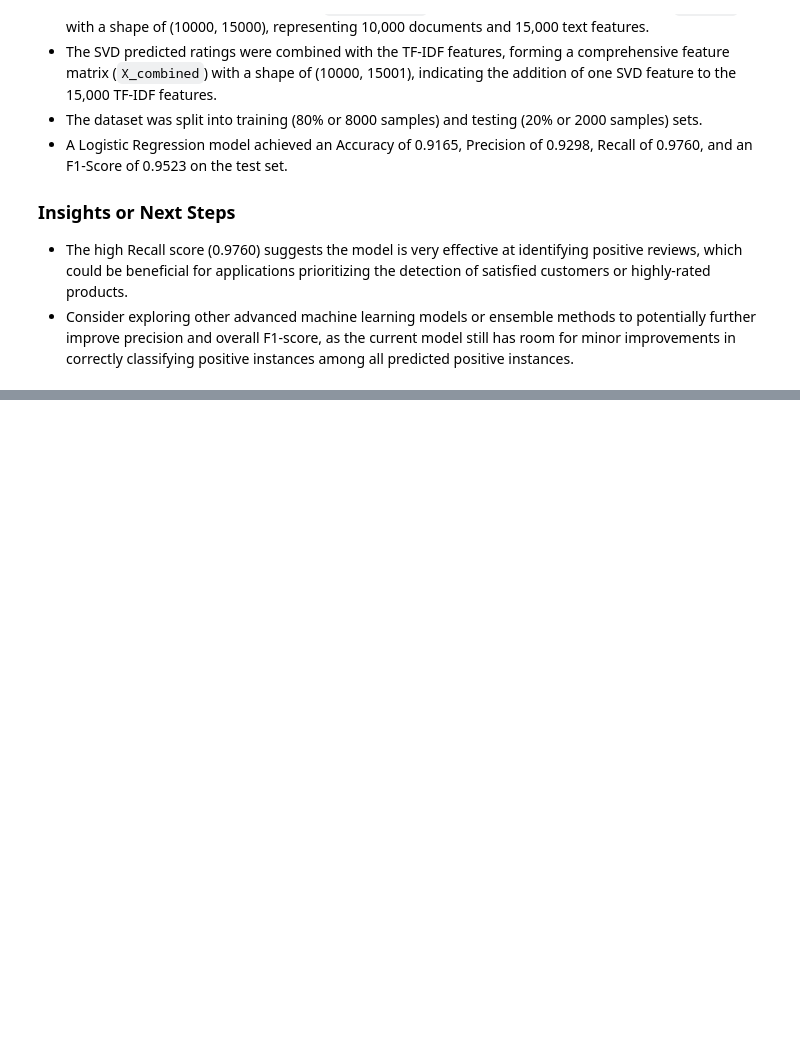
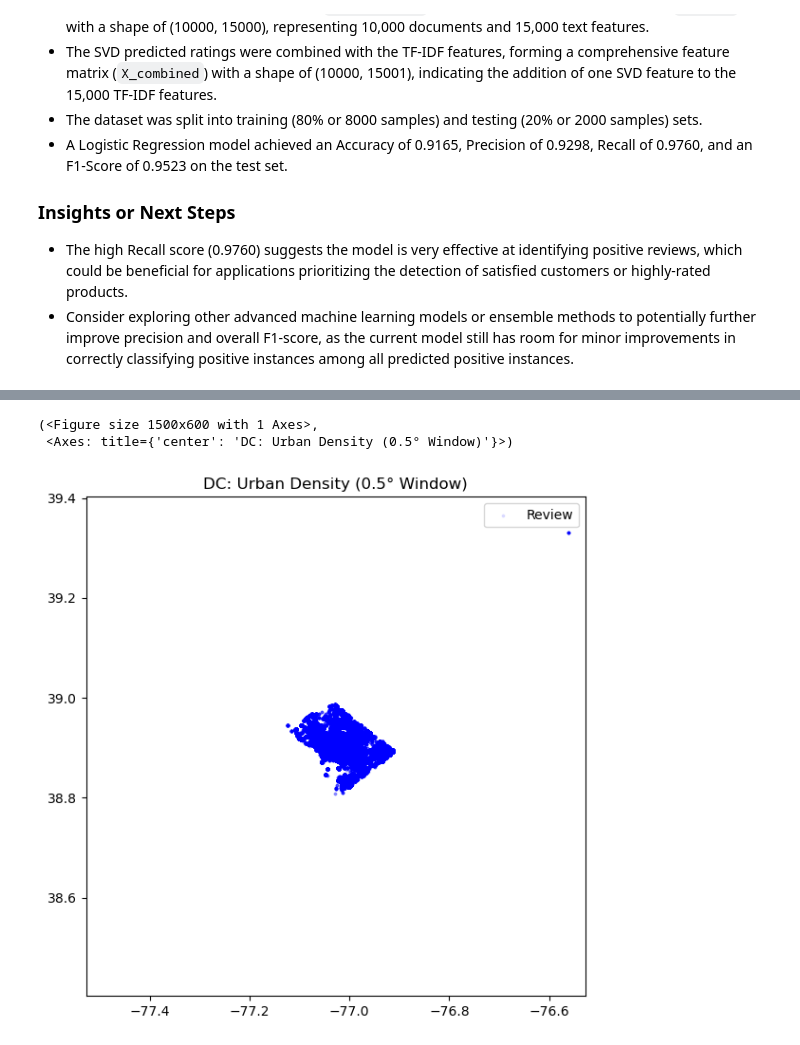
Before and after one commit to Ruprabhu25/GoogleLocalDataRatingModel, a Jupyter notebook: CSE258_Assignment2_Part1.ipynb, the cells around one changed output, grey strips where cells are left out. Cells and saved outputs as stored; diff of their text form; code cells hidden in the pictures; blank space fills up the shorter version.

```diff
--- a/CSE258_Assignment2_Part1.ipynb
+++ b/CSE258_Assignment2_Part1.ipynb
@@ -913,0 +1048,31 @@ The Logistic Regression model, trained on combined TF-IDF and SVD features, demo
+# %%
+# data exploration: plot business_density, get top categories
+def business_density_plot(window_size, full_df, state, out_path=None):
+    lat_center = full_df['latitude'].median()
+    lon_center = full_df['longitude'].median()
+    fig, ax = plt.subplots(figsize=(15, 6))
+    ax.scatter(full_df['longitude'], full_df['latitude'], alpha=0.1, s=3, c='blue', label='Review')
+    ax.set_title(f'{state}: Urban Density ({window_size}° Window)')
+    ax.set_aspect('equal', adjustable='box')
+    ax.set_xlim(lon_center - window_size, lon_center + window_size)
+    ax.set_ylim(lat_center - window_size, lat_center + window_size)
+    ax.legend()
+    plt.tight_layout()
+    if out_path:
+        plt.savefig(out_path, dpi=300)
+    return fig, ax
+
+def get_top_categories(df, state_name, out_path=None):
+    exploded = df['category'].dropna().explode()
+    top_counts = exploded.value_counts().head(10)
+    df_plot = top_counts.reset_index()
+    df_plot.columns = ['Category_Name', 'Review_Count']
+    fig, ax = plt.subplots(figsize=(12, 6))
+    sns.barplot(data=df_plot, x='Review_Count', y='Category_Name', palette='Blues_r', ax=ax)
+    ax.set_title(f'Top Business Categories ({state_name})')
+    ax.set_xlabel('Number of Reviews')
+    ax.set_ylabel('')
+    plt.tight_layout()
+    if out_path:
+        plt.savefig(out_path, dpi=300)
+    return fig, ax
@@ -913,0 +1415,6 @@ The Logistic Regression model, trained on combined TF-IDF and SVD features, demo
+# %%
+business_density_plot(0.5, df_full[df_full["State"]=="DC"], "DC")
+# %% [output]
+(<Figure size 1500x600 with 1 Axes>,
+ <Axes: title={'center': 'DC: Urban Density (0.5° Window)'}>)
+[figure, added]
```
Also changed, not shown: parts of 26 cells of this notebook, 3 other files.
